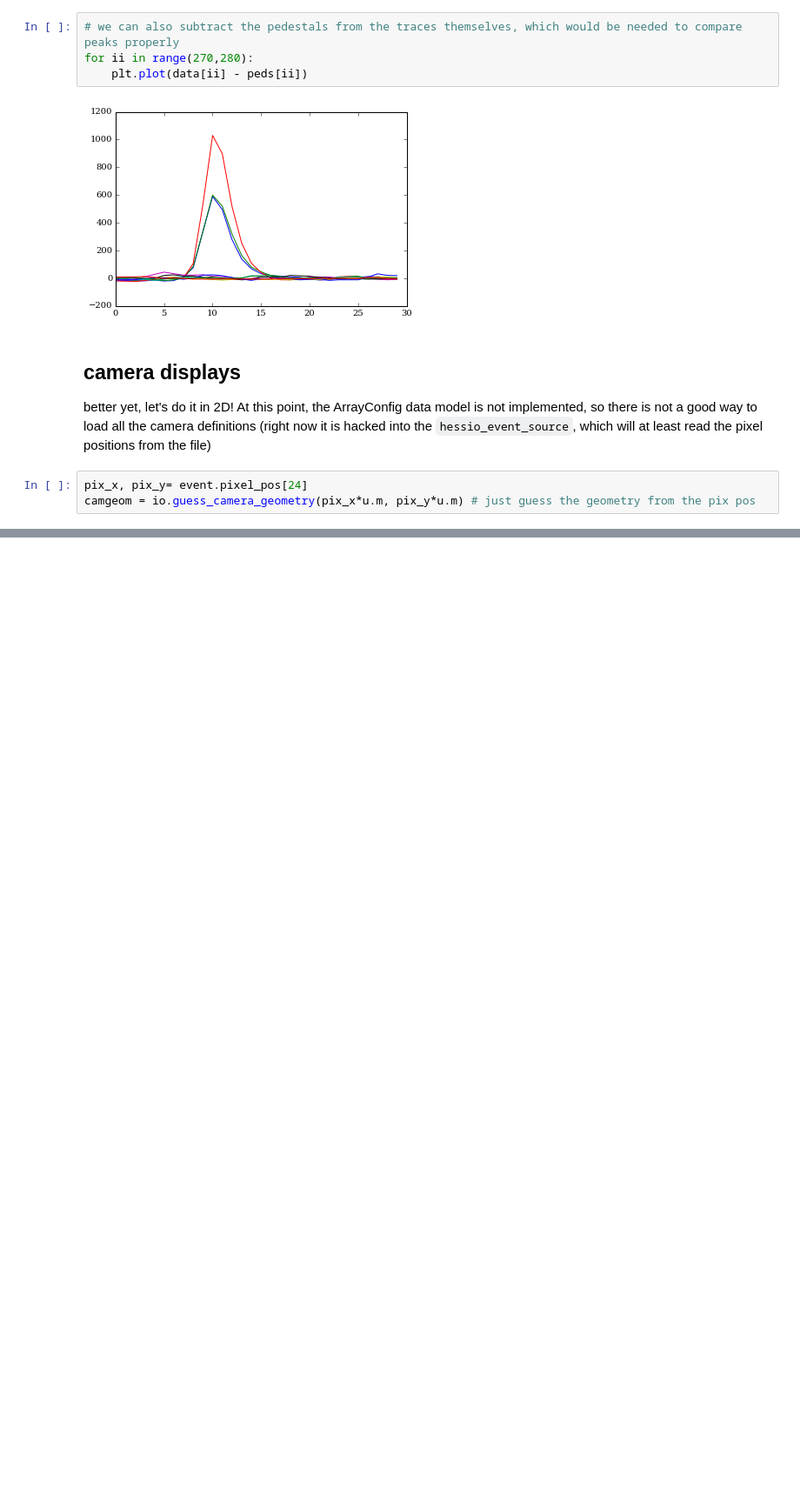
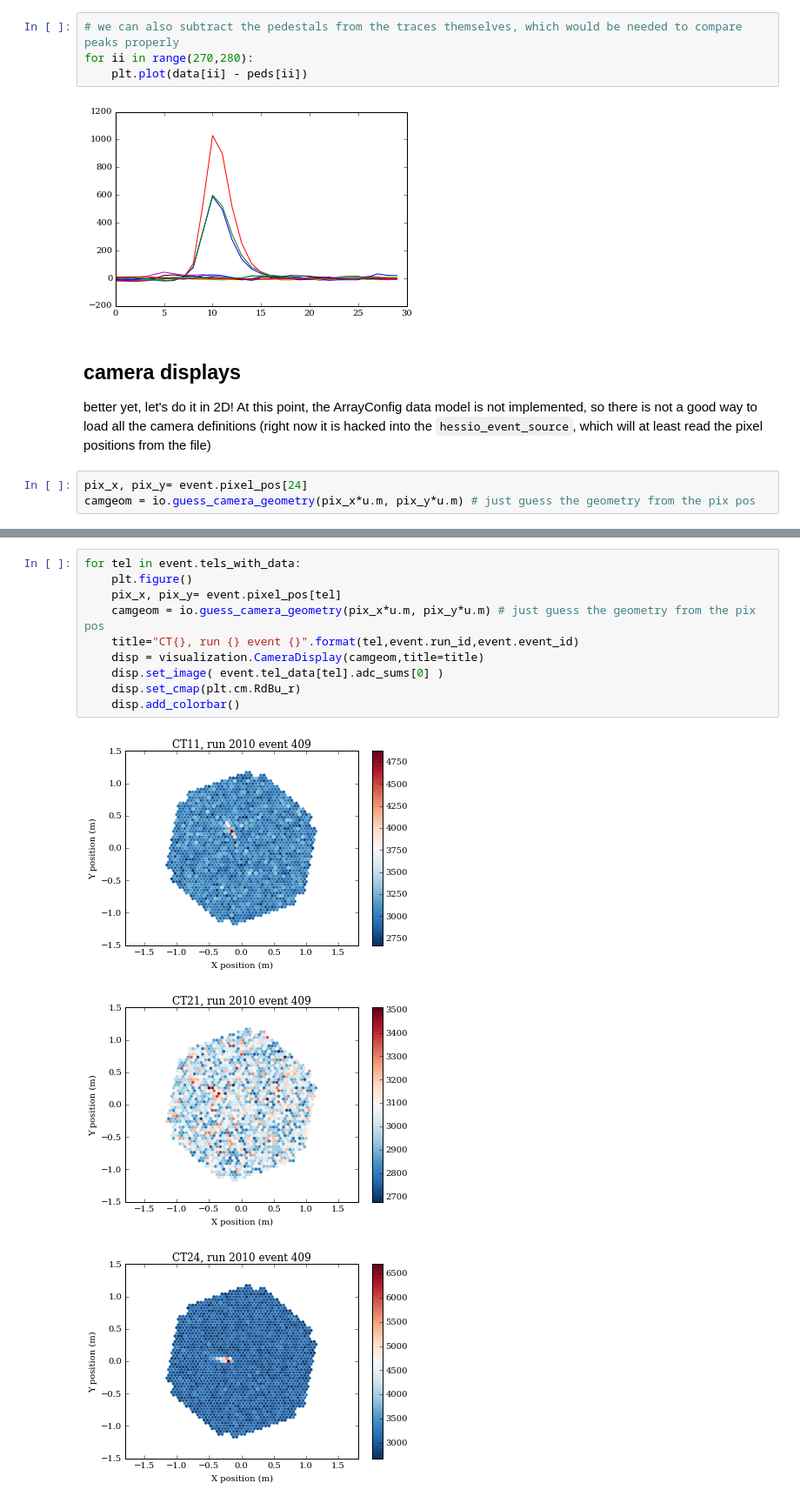
Before and after one commit to cta-observatory/ctapipe, a Jupyter notebook: examples/notebooks/raw_data_exploration.ipynb, the cells around one changed output, grey strips where cells are left out. Shown at 87% size. Drawn from its saved outputs; the diff is of its cells as text; blank space fills up the shorter version.

```diff
--- a/examples/notebooks/raw_data_exploration.ipynb
+++ b/examples/notebooks/raw_data_exploration.ipynb
@@ -165,0 +168,14 @@ It looks like a nice signal! We have plotted our pedestal-subtracted trace integ
+# %%
+for tel in event.tels_with_data:
+    plt.figure()
+    pix_x, pix_y= event.pixel_pos[tel]
+    camgeom = io.guess_camera_geometry(pix_x*u.m, pix_y*u.m) # just guess the geometry from the pix pos
+    title="CT{}, run {} event {}".format(tel,event.run_id,event.event_id)
+    disp = visualization.CameraDisplay(camgeom,title=title)
+    disp.set_image( event.tel_data[tel].adc_sums[0] )
+    disp.set_cmap(plt.cm.RdBu_r)
+    disp.add_colorbar()
+# %% [output]
+[figure, added]
+[figure, added]
+[figure, added]
```
Also changed, not shown: parts of 7 cells of this notebook.
